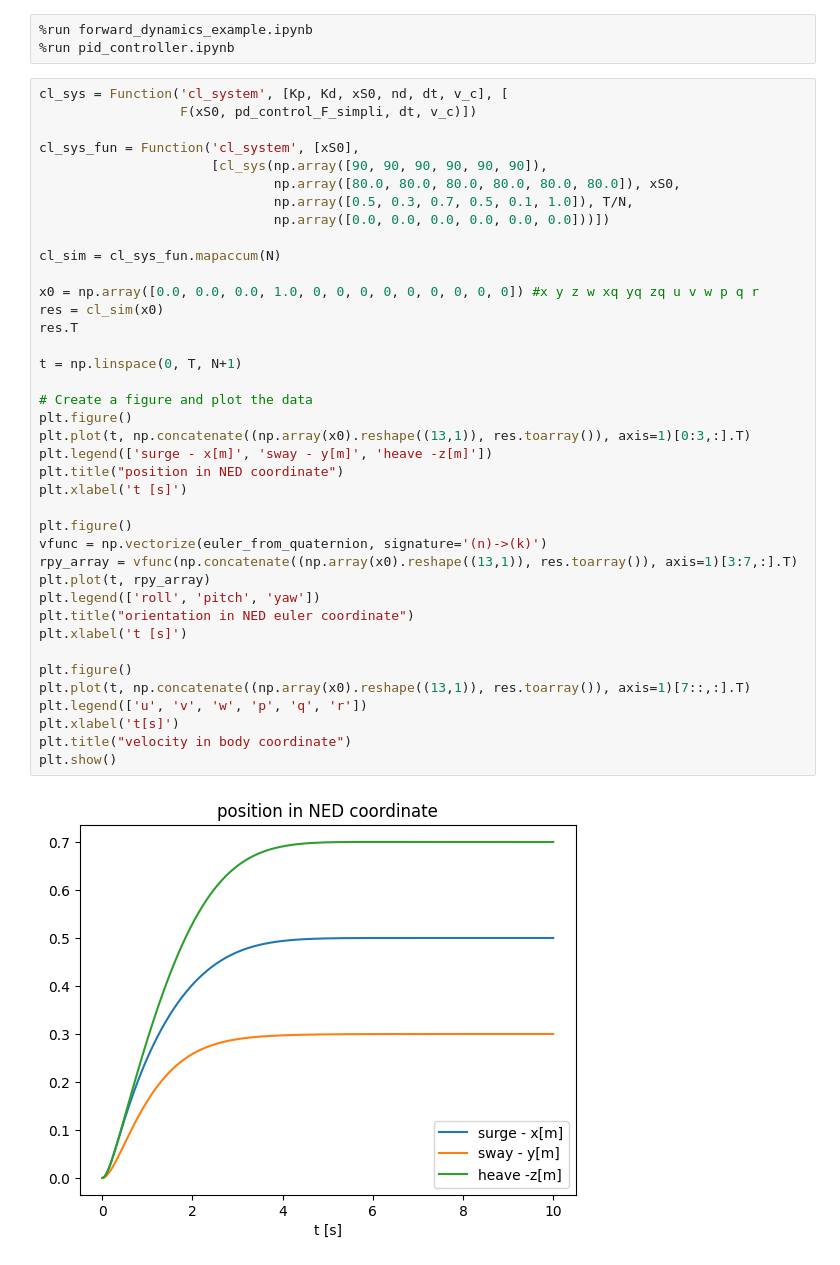
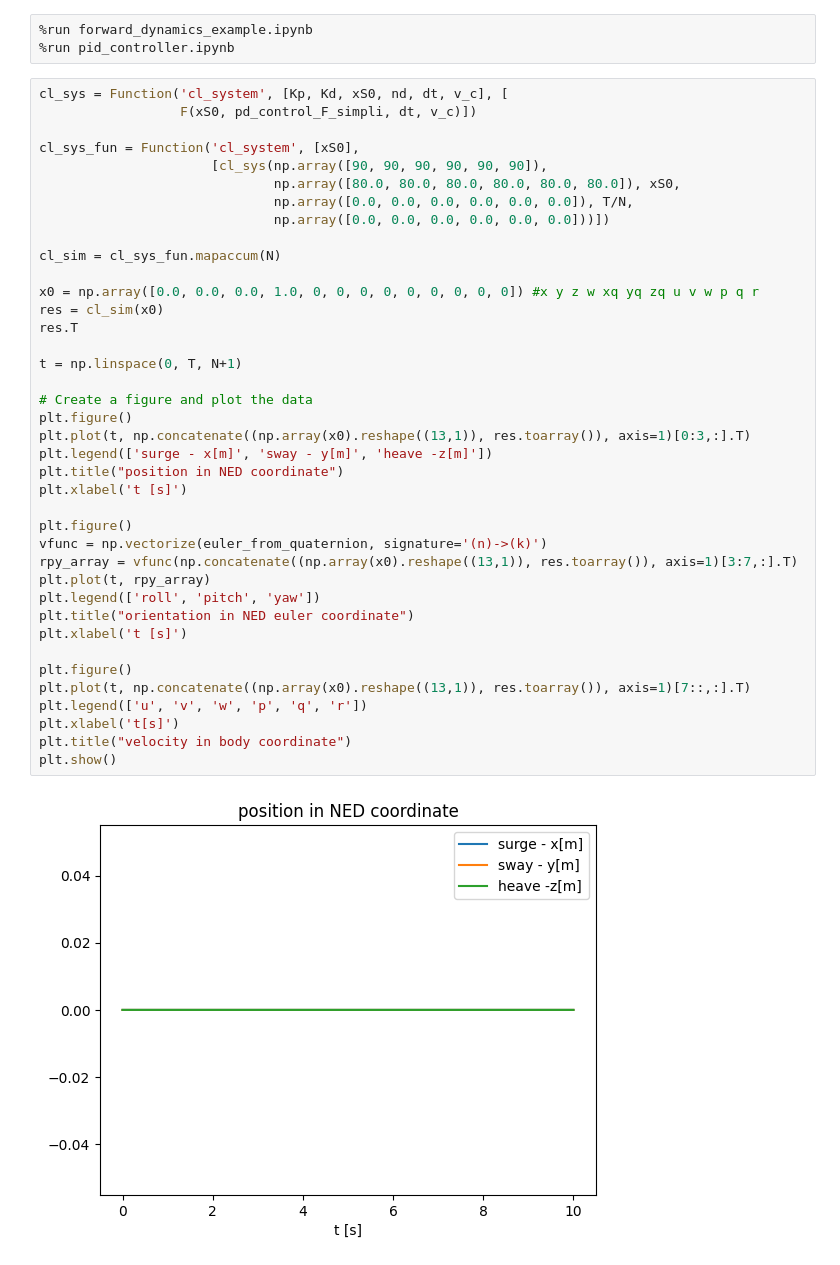
Before and after one commit to edxmorgan/diff_uv, a Jupyter notebook: usage/pid_closed_loop_system.ipynb, the cells around one changed output. Saved outputs shown, nothing was run; the diff lists cells and outputs as text.

```diff
--- a/usage/pid_closed_loop_system.ipynb
+++ b/usage/pid_closed_loop_system.ipynb
@@ -8,37 +8,37 @@ cl_sys = Function('cl_system', [Kp, Kd, xS0, nd, dt, v_c], [
 cl_sys_fun = Function('cl_system', [xS0],
                       [cl_sys(np.array([90, 90, 90, 90, 90, 90]),
                               np.array([80.0, 80.0, 80.0, 80.0, 80.0, 80.0]), xS0,
-                              np.array([0.5, 0.3, 0.7, 0.5, 0.1, 1.0]), T/N,
+                              np.array([0.0, 0.0, 0.0, 0.0, 0.0, 0.0]), T/N,
                               np.array([0.0, 0.0, 0.0, 0.0, 0.0, 0.0]))])
 
 cl_sim = cl_sys_fun.mapaccum(N)
 
 x0 = np.array([0.0, 0.0, 0.0, 1.0, 0, 0, 0, 0, 0, 0, 0, 0, 0]) #x y z w xq yq zq u v w p q r
 res = cl_sim(x0)
 res.T
 
 t = np.linspace(0, T, N+1)
 
 # Create a figure and plot the data
 plt.figure()
 plt.plot(t, np.concatenate((np.array(x0).reshape((13,1)), res.toarray()), axis=1)[0:3,:].T)
 plt.legend(['surge - x[m]', 'sway - y[m]', 'heave -z[m]'])
 plt.title("position in NED coordinate")
 plt.xlabel('t [s]')
 
 plt.figure()
 vfunc = np.vectorize(euler_from_quaternion, signature='(n)->(k)')
 rpy_array = vfunc(np.concatenate((np.array(x0).reshape((13,1)), res.toarray()), axis=1)[3:7,:].T)
 plt.plot(t, rpy_array)
 plt.legend(['roll', 'pitch', 'yaw'])
 plt.title("orientation in NED euler coordinate")
 plt.xlabel('t [s]')
 
 plt.figure()
 plt.plot(t, np.concatenate((np.array(x0).reshape((13,1)), res.toarray()), axis=1)[7::,:].T)
 plt.legend(['u', 'v', 'w', 'p', 'q', 'r'])
 plt.xlabel('t[s]')
 plt.title("velocity in body coordinate")
 plt.show()
 # %% [output]
-[figure, old version]
+[figure, new version]
```
Also changed, not shown: parts of 1 cell of this notebook, 1 other file.
